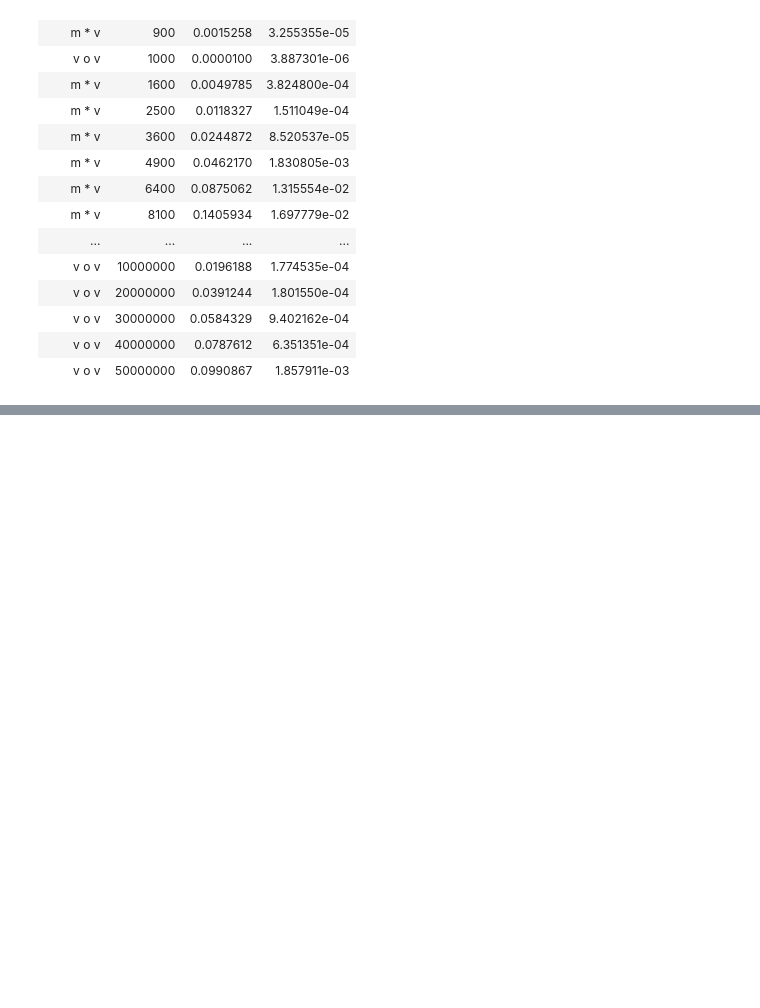
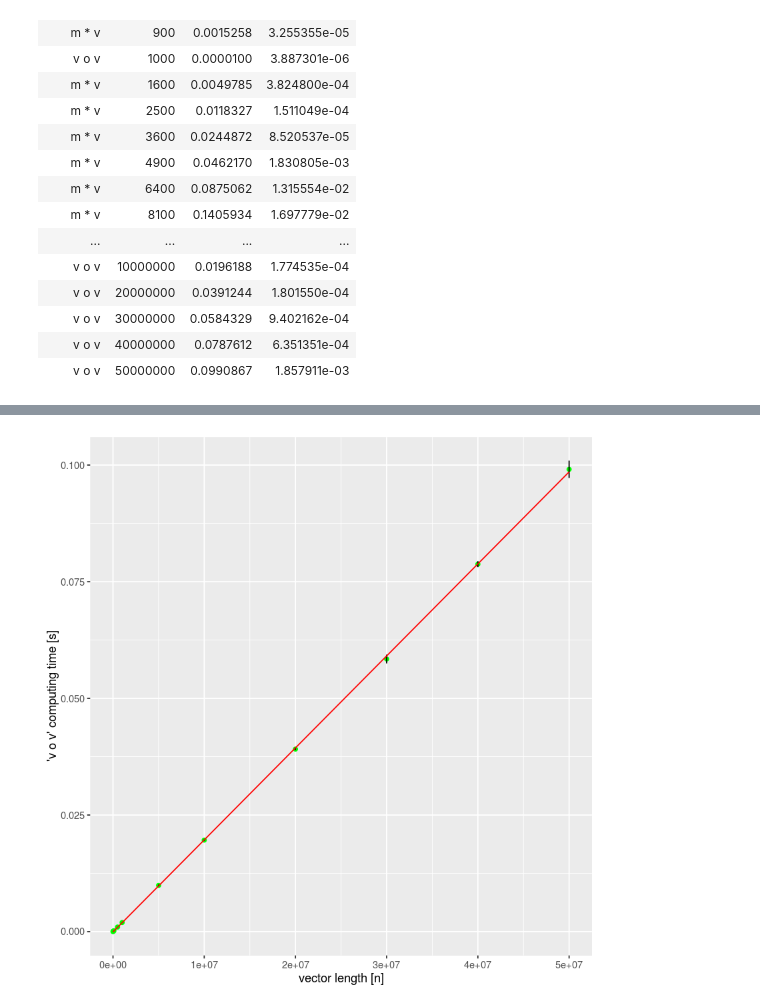
Before and after one commit to mszpyrka/MOWNIT-2018, a Jupyter notebook: zadanie4/zadanie4.ipynb, the cells around one changed output, grey strips where cells are left out. Saved outputs shown, nothing was run; the diff lists cells and outputs as text; code cells hidden in the pictures; blank space fills up the shorter version.

```diff
--- a/zadanie4/zadanie4.ipynb
+++ b/zadanie4/zadanie4.ipynb
@@ -95,0 +113,6 @@ avg_times
+# %%
+newdata = data.frame(size = seq(1000,50000000, length.out=250))
+newdata$time = predict(vector_fit, newdata)
+vector_plot + geom_line(data=newdata, aes(size,time), color="red")
+# %% [output]
+[figure, added]
```
Also changed, not shown: parts of 10 cells of this notebook.
